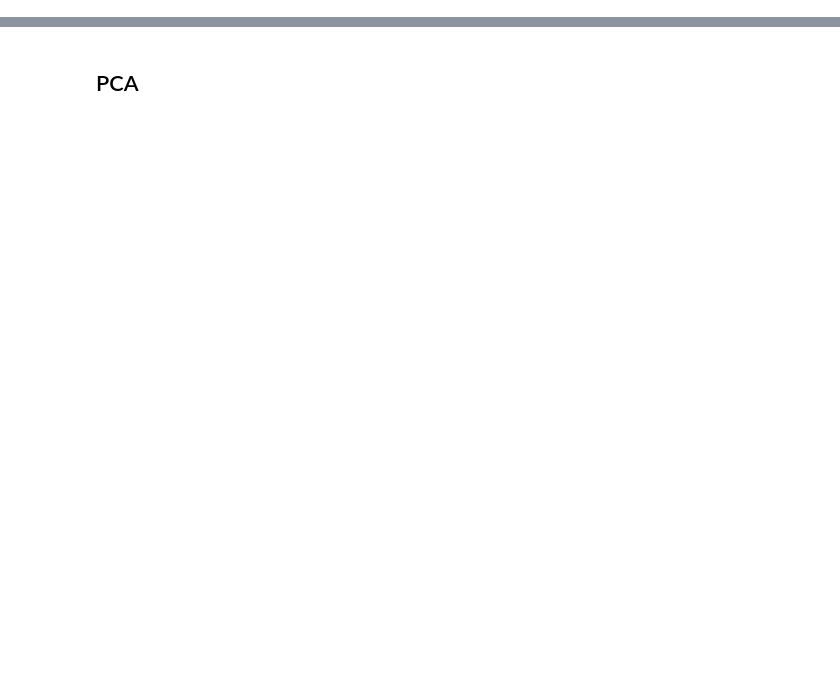
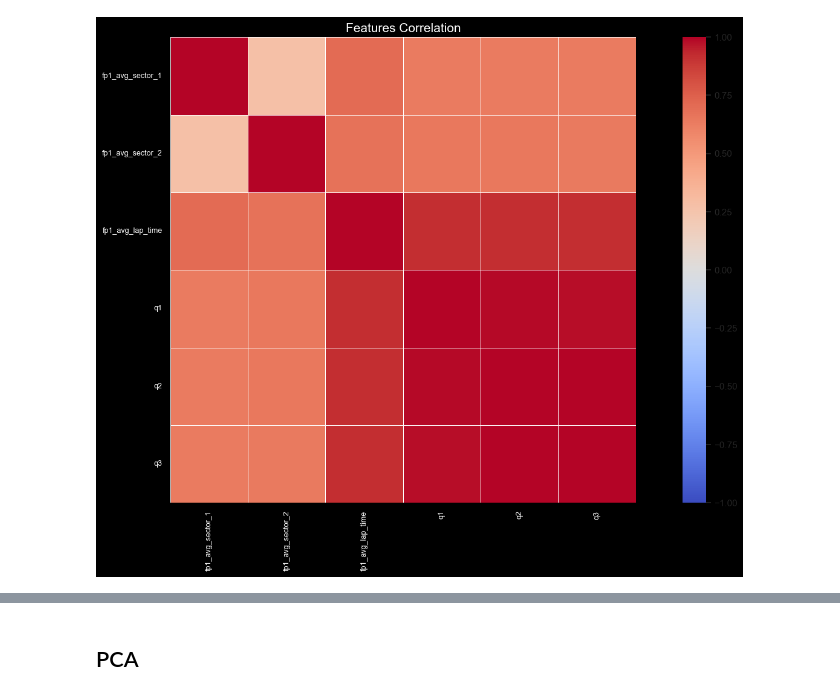
Before and after one commit to fengelnsbauer/ie500-data-mining-group7, a Jupyter notebook: src/21_profliing.ipynb, the cells around one changed output, grey strips where cells are left out. Cells and saved outputs as stored; diff of their text form; code cells hidden in the pictures; blank space fills up the shorter version.

```diff
--- a/src/21_profliing.ipynb
+++ b/src/21_profliing.ipynb
@@ -117,0 +153,50 @@ correlation_matrix(df)
+# %%
+df = df[df["year"] > 2018]
+# %%
+import matplotlib.pyplot as plt
+import seaborn as sns
+
+def correlation_matrix(df, subset_columns=None):
+    plt.figure(figsize=(20, 10))  # Adjust the figure size as needed
+    sns.set_theme(
+        style="darkgrid",
+        palette="coolwarm",
+        rc={"axes.facecolor": "black", "figure.facecolor": "black"},
+    )
+
+    # If a subset of columns is provided, filter the dataframe
+    if subset_columns is not None:
+        df = df[subset_columns]
+
+    corr = df.corr()
+    sns.heatmap(
+        corr,
+        annot=False,
+        fmt=".2f",
+        cmap="coolwarm",
+        cbar=True,
+        square=True,
+        linewidths=0.5,
+        xticklabels=corr.columns,
+        yticklabels=corr.columns,
+        vmin=-1,  # Set the minimum value of the color scale
+        vmax=1,   # Set the maximum value of the color scale
+        annot_kws={"color": "white"}  # Set annotation color to white
+    )
+    plt.title("Features Correlation", fontsize=15, color="white")
+    plt.xticks(rotation=90, fontsize=9, color="white")
+    plt.yticks(rotation=0, fontsize=9, color="white")
+    plt.show()
+
+# Example usage with a subset of columns
+subset = [
+    "fp1_avg_sector_1",
+    "fp1_avg_sector_2",
+    "fp1_avg_lap_time",
+    "q1",
+    "q2",
+    "q3"
+]  # Replace with actual column names
+correlation_matrix(df, subset)
+# %% [output]
+[figure, added]
```
Also changed, not shown: parts of 18 cells of this notebook, 3 other files.
